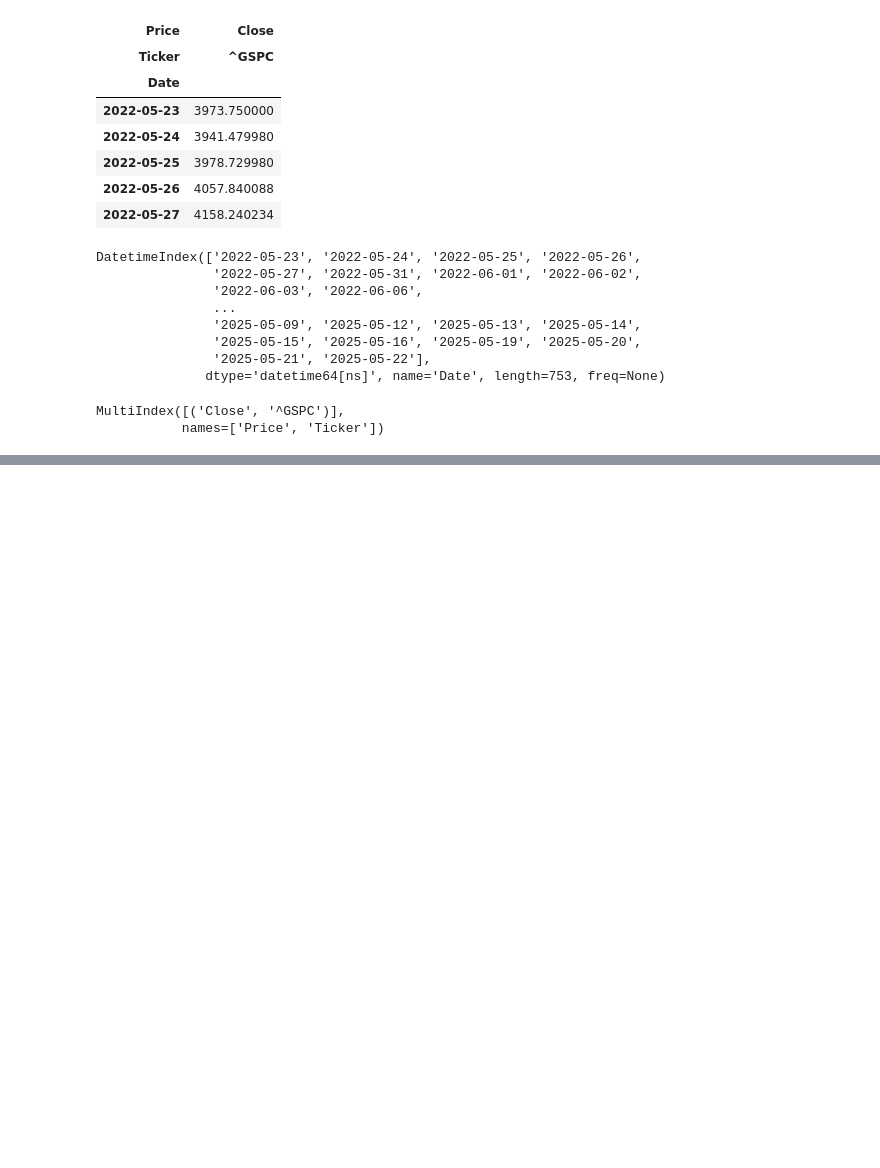
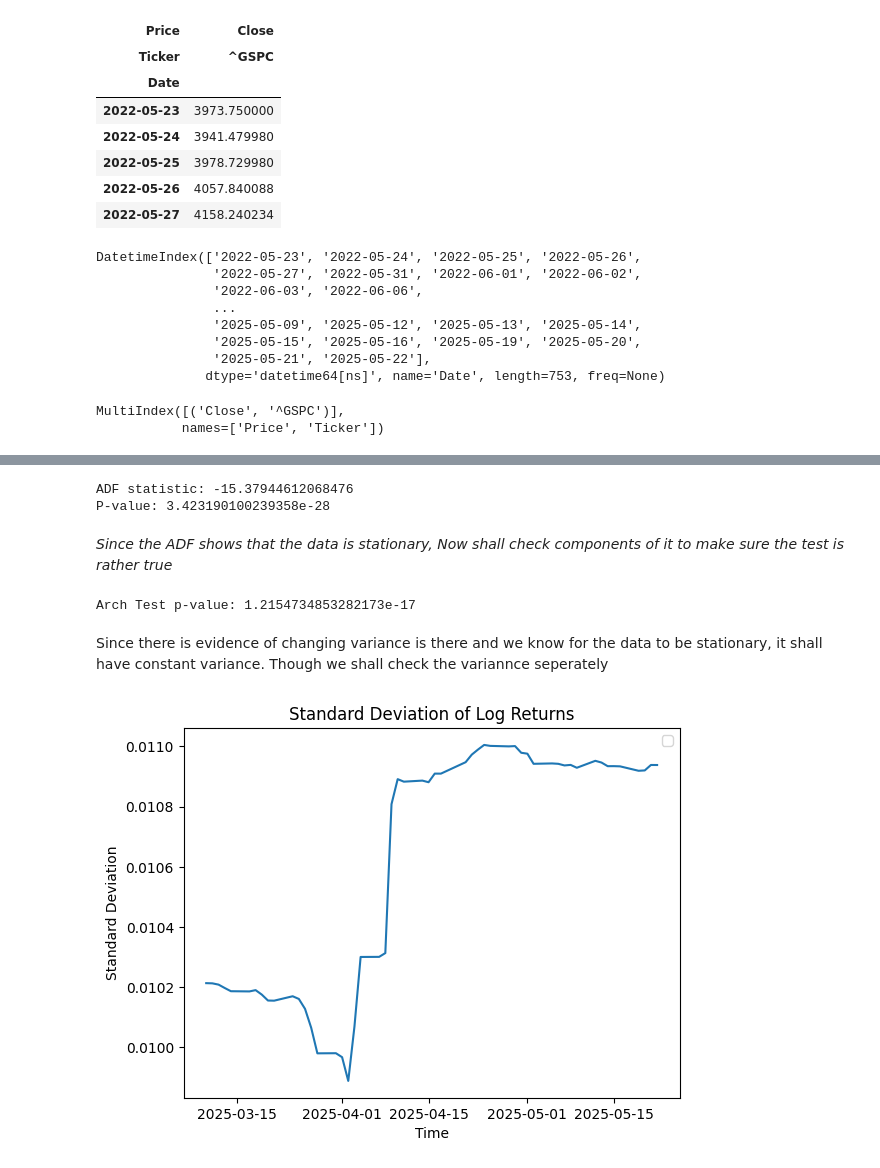
Before and after one commit to injilashah/TSD, a Jupyter notebook: Finance_Analysis.ipynb, the cells around one changed output, grey strips where cells are left out. Cells and saved outputs as stored; diff of their text form; code cells hidden in the pictures; blank space fills up the shorter version.

```diff
--- a/Finance_Analysis.ipynb
+++ b/Finance_Analysis.ipynb
@@ -139,0 +165,31 @@ dtype: int64
+# %%
+# Checking stationarity
+from statsmodels.tsa.stattools import adfuller
+
+result = adfuller(trimmed_data["log_close"].dropna())
+print(f"ADF statistic: {result[0]}")
+print(f"P-value: {result[1]}")
+# %% [output]
+ADF statistic: -15.37944612068476
+P-value: 3.423190100239358e-28
+# %% [markdown]
+*Since the ADF shows that the data is stationary, Now shall check components of it to make sure the test is rather true*
+# %%
+from arch import arch_model
+from statsmodels.stats.diagnostic import het_arch
+
+arch_test = het_arch(trimmed_data["log_close"].dropna())
+print(f"Arch Test p-value: {arch_test[1]}")
+# %% [output]
+Arch Test p-value: 1.2154734853282173e-17
+# %% [markdown]
+Since there is evidence of changing variance is there and we know for the data to be stationary, it shall have constant variance. Though we shall check the variannce seperately
+# %%
+plt.plot(trimmed_data["log_close"].rolling(window=700).std())
+plt.legend()
+plt.title("Standard Deviation of Log Returns")
+plt.xlabel("Time")
+plt.ylabel("Standard Deviation")
+plt.show()
+# %% [output]
+[figure, added]
```
Also changed, not shown: parts of 6 cells of this notebook.
